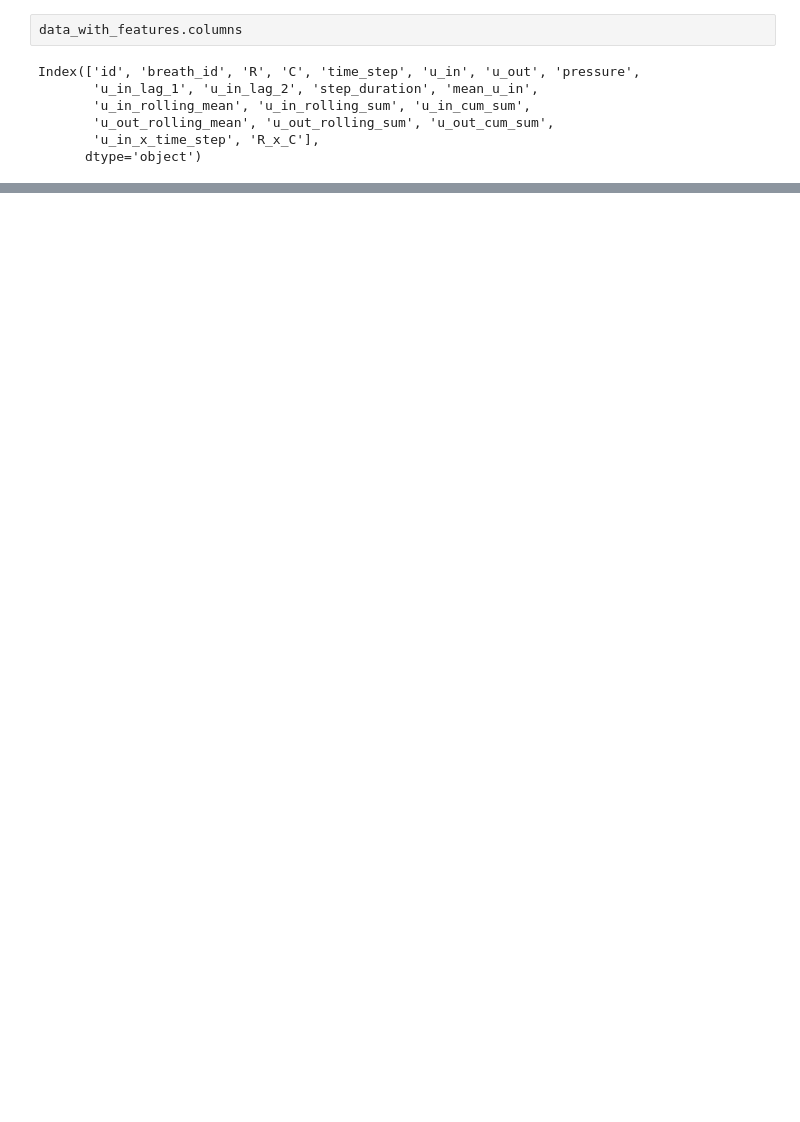
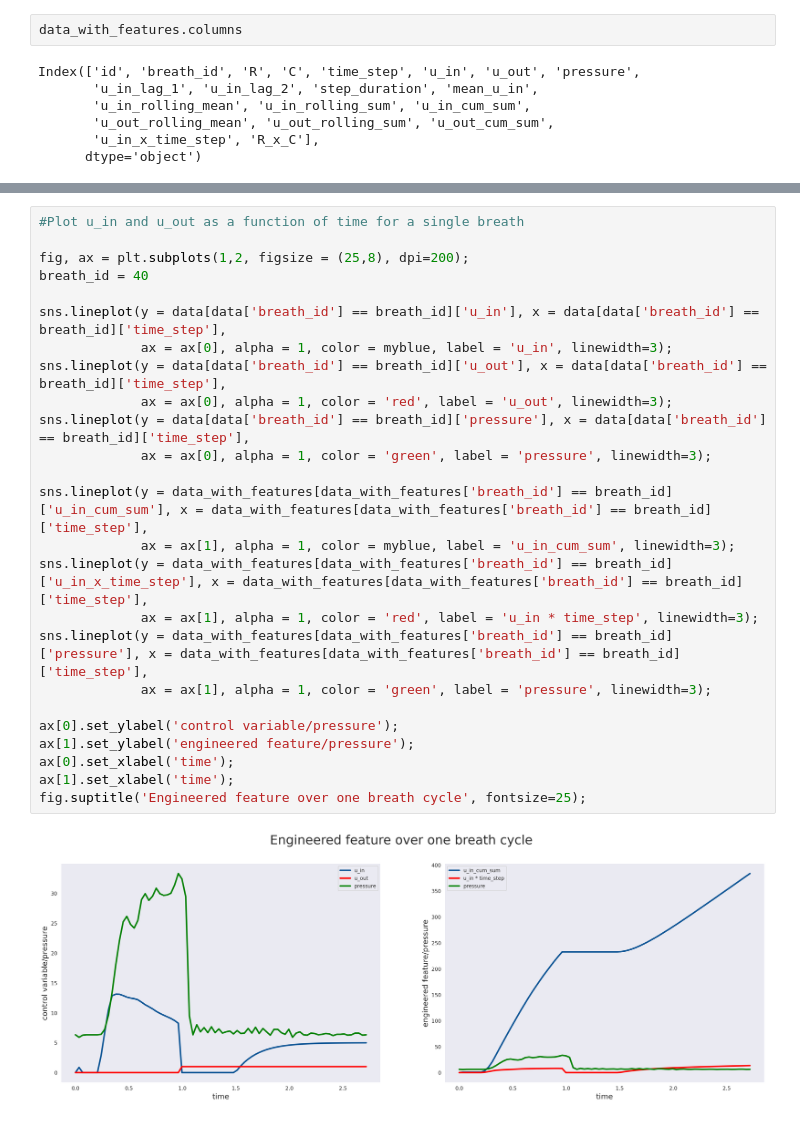
Before and after one commit to sumakarnam/DSI-Capstone, a Jupyter notebook: Ventilator_Pressure_Prediction/code/Feature_engineering.ipynb, the cells around one changed output, grey strips where cells are left out. Saved outputs shown, nothing was run; the diff lists cells and outputs as text; blank space fills up the shorter version.

```diff
--- a/Ventilator_Pressure_Prediction/code/Feature_engineering.ipynb
+++ b/Ventilator_Pressure_Prediction/code/Feature_engineering.ipynb
@@ -220,0 +194,27 @@ Index(['id', 'breath_id', 'R', 'C', 'time_step', 'u_in', 'u_out', 'pressure',
+# %%
+#Plot u_in and u_out as a function of time for a single breath
+
+fig, ax = plt.subplots(1,2, figsize = (25,8), dpi=200);
+breath_id = 40
+
+sns.lineplot(y = data[data['breath_id'] == breath_id]['u_in'], x = data[data['breath_id'] == breath_id]['time_step'],
+             ax = ax[0], alpha = 1, color = myblue, label = 'u_in', linewidth=3);
+sns.lineplot(y = data[data['breath_id'] == breath_id]['u_out'], x = data[data['breath_id'] == breath_id]['time_step'],
+             ax = ax[0], alpha = 1, color = 'red', label = 'u_out', linewidth=3);
+sns.lineplot(y = data[data['breath_id'] == breath_id]['pressure'], x = data[data['breath_id'] == breath_id]['time_step'],
+             ax = ax[0], alpha = 1, color = 'green', label = 'pressure', linewidth=3);
+
+sns.lineplot(y = data_with_features[data_with_features['breath_id'] == breath_id]['u_in_cum_sum'], x = data_with_features[data_with_features['breath_id'] == breath_id]['time_step'],
+             ax = ax[1], alpha = 1, color = myblue, label = 'u_in_cum_sum', linewidth=3);
+sns.lineplot(y = data_with_features[data_with_features['breath_id'] == breath_id]['u_in_x_time_step'], x = data_with_features[data_with_features['breath_id'] == breath_id]['time_step'],
+             ax = ax[1], alpha = 1, color = 'red', label = 'u_in * time_step', linewidth=3);
+sns.lineplot(y = data_with_features[data_with_features['breath_id'] == breath_id]['pressure'], x = data_with_features[data_with_features['breath_id'] == breath_id]['time_step'],
+             ax = ax[1], alpha = 1, color = 'green', label = 'pressure', linewidth=3);
+
+ax[0].set_ylabel('control variable/pressure');
+ax[1].set_ylabel('engineered feature/pressure');
+ax[0].set_xlabel('time');
+ax[1].set_xlabel('time');
+fig.suptitle('Engineered feature over one breath cycle', fontsize=25);
+# %% [output]
+[figure, added]
```
Also changed, not shown: parts of 4 cells of this notebook, 2 other files.
